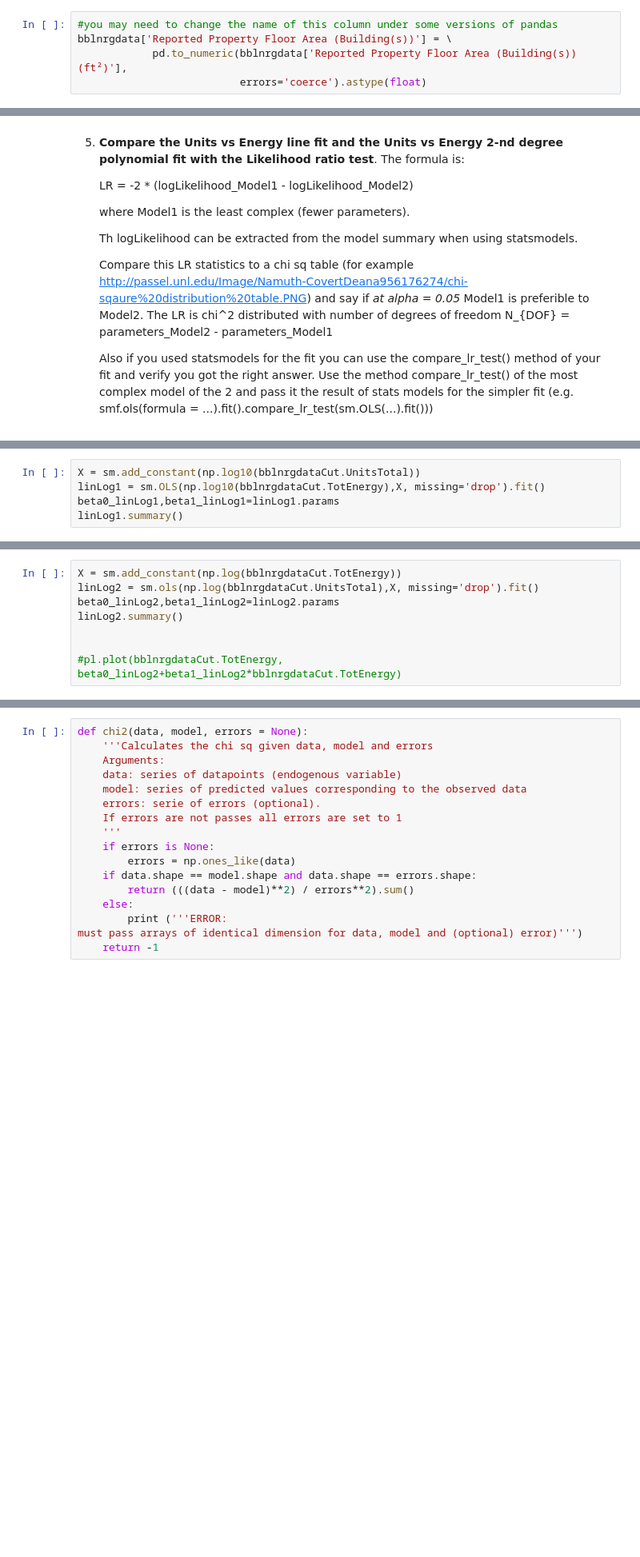
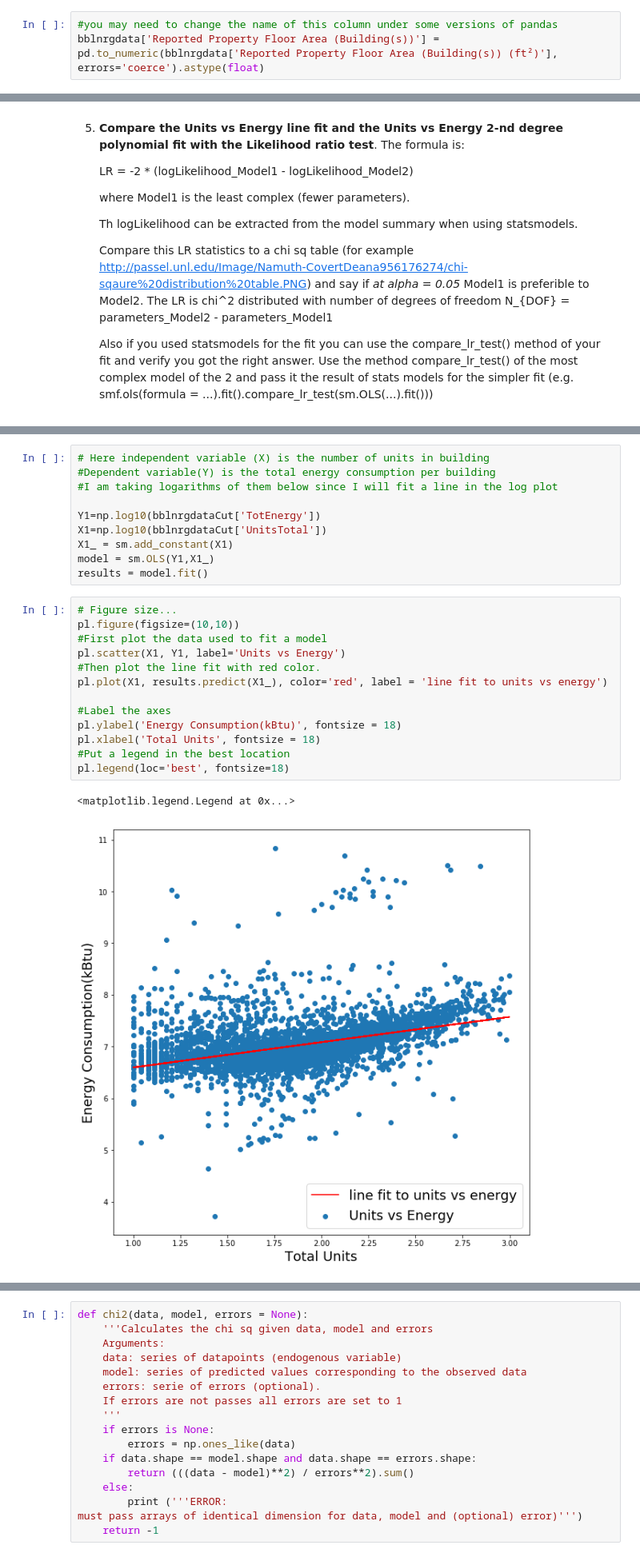
Before and after one commit to biabbiassago/PUI2017_bb1569, a Jupyter notebook: HW6_bb1569/assignment1_bb1569.ipynb, the cells around one changed output, grey strips where cells are left out. Shown at 80% size. Saved outputs shown, nothing was run; the diff lists cells and outputs as text; blank space fills up the shorter version.

```diff
--- a/HW6_bb1569/assignment1.ipynb
+++ b/HW6_bb1569/assignment1_bb1569.ipynb
@@ -296,9 +282,7 @@ NOTICE THAT YOU WILL STILL HAVE TO CUT YOUR DATASET! in my data I had a lot of e
 Also I removed the buildings with several thousand units. points like that at the edge of my range would have a lot of "LEVERAGE", however they are not suprious entries like the 0, which i believe are missing values, or perhaps abandoned lots. these are good datapoint that i need to throw away functionally for my analysis to work, but that should be stated clearly.
 # %%
 #you may need to change the name of this column under some versions of pandas
-bblnrgdata['Reported Property Floor Area (Building(s))'] = \
-            pd.to_numeric(bblnrgdata['Reported Property Floor Area (Building(s)) (ft²)'],
-                          errors='coerce').astype(float)
+bblnrgdata['Reported Property Floor Area (Building(s))'] = pd.to_numeric(bblnrgdata['Reported Property Floor Area (Building(s)) (ft²)'], errors='coerce').astype(float)
 # %%
 bblnrgdataCut = bblnrgdata[(bblnrgdata.TotEnergy > 1000) & (bblnrgdata.UnitsTotal>=10) &
                            (bblnrgdata.UnitsTotal<1000)]
@@ -376,5 +342,0 @@ bblnrgdataCut.describe()
-# %%
-X = sm.add_constant(np.log10(bblnrgdataCut.UnitsTotal))
-linLog1 = sm.OLS(np.log10(bblnrgdataCut.TotEnergy),X, missing='drop').fit()
-beta0_linLog1,beta1_linLog1=linLog1.params
-linLog1.summary()
@@ -412,8 +342,0 @@ xl = ax.set_ylabel("Energy consumption per building (kBtu)", fontsize=20)
-# %%
-X = sm.add_constant(np.log(bblnrgdataCut.TotEnergy))
-linLog2 = sm.ols(np.log(bblnrgdataCut.UnitsTotal),X, missing='drop').fit()
-beta0_linLog2,beta1_linLog2=linLog2.params
-linLog2.summary()
-
-
-#pl.plot(bblnrgdataCut.TotEnergy, beta0_linLog2+beta1_linLog2*bblnrgdataCut.TotEnergy)
@@ -435,0 +345,26 @@ We cannot use log-likelihood ratio test since models are not nested
+# %%
+# Here independent variable (X) is the number of units in building
+#Dependent variable(Y) is the total energy consumption per building
+#I am taking logarithms of them below since I will fit a line in the log plot
+
+Y1=np.log10(bblnrgdataCut['TotEnergy'])
+X1=np.log10(bblnrgdataCut['UnitsTotal'])
+X1_ = sm.add_constant(X1)
+model = sm.OLS(Y1,X1_)
+results = model.fit()
+# %%
+# Figure size...
+pl.figure(figsize=(10,10))
+#First plot the data used to fit a model
+pl.scatter(X1, Y1, label='Units vs Energy')
+#Then plot the line fit with red color.
+pl.plot(X1, results.predict(X1_), color='red', label = 'line fit to units vs energy')
+
+#Label the axes
+pl.ylabel('Energy Consumption(kBtu)', fontsize = 18)
+pl.xlabel('Total Units', fontsize = 18)
+#Put a legend in the best location
+pl.legend(loc='best', fontsize=18)
+# %% [output]
+<matplotlib.legend.Legend at 0x...>
+[figure, added]
```
Also changed, not shown: parts of 45 cells of this notebook.
